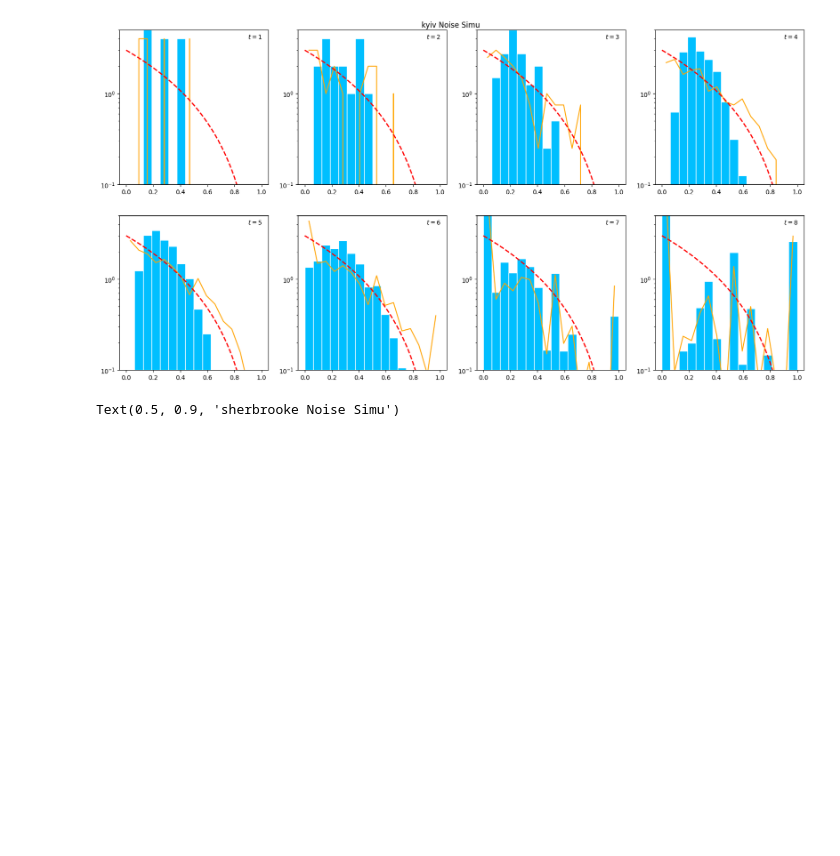
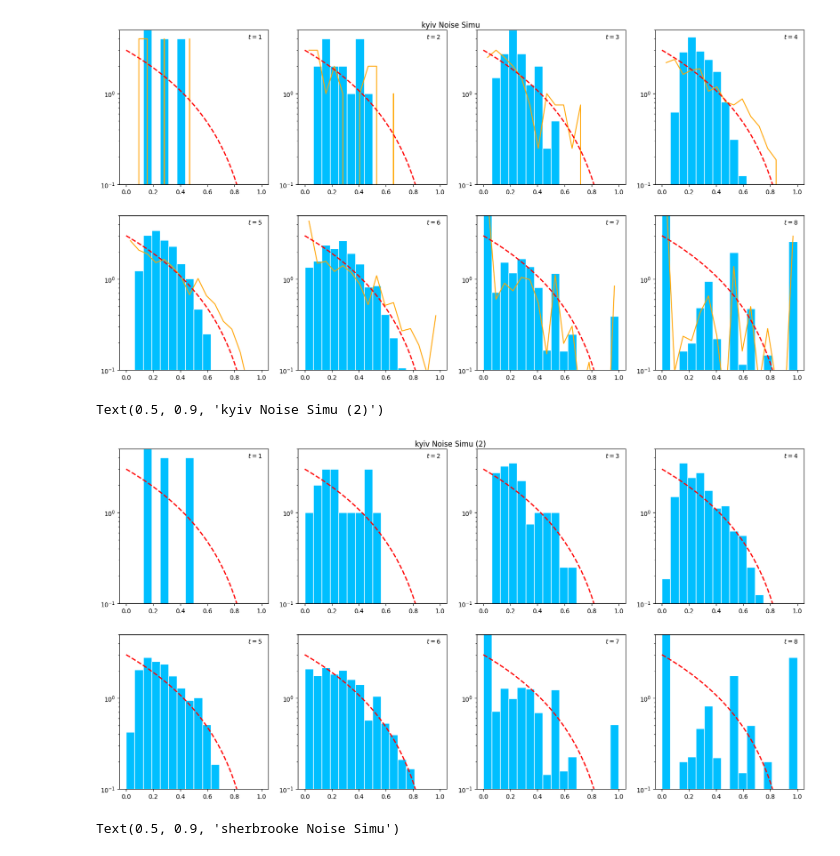
Before and after one commit to bzGit06/HaarQML, a Jupyter notebook: HDT_PoP_qiskit.ipynb, the cells around one changed output. Drawn from its saved outputs; the diff is of its cells as text; code cells hidden in the pictures; blank space fills up the shorter version.

```diff
--- a/HDT_PoP_qiskit.ipynb
+++ b/HDT_PoP_qiskit.ipynb
@@ -323,6 +347,30 @@ fig.suptitle(f'{backend_name} Noise Simu', y=0.9)
 # %% [output]
 Text(0.5, 0.9, 'kyiv Noise Simu')
 [figure]
+# %%
+backend_name = 'kyiv'
+n_depth = 5
+n_bath = 2
+n_shot = 1e5
+
+condP = []
+for t in range(1, 9):
+    each = np.load(f'data/experiment/PoP/{backend_name}Simu/condP_Nb{n_bath}L{n_depth}T{t}_s1e5_{backend_name}Simu2.npy')
+    condP.append(each)
+
+fig, axs = plt.subplots(2, 4, figsize=(20, 10))
+qs = np.linspace(0, 100, 51)/100
+for i in range(8):
+    axs[i//4, i%4].hist(condP[i], bins=np.linspace(0, 1, 17), density=True, color='deepskyblue', edgecolor='white',
+                label=fr'$t={i+1}$')
+    axs[i//4, i%4].plot(qs, (2**2 - 1)*(1-qs)**(2**2-2), '--', lw=2, color='r')
+    axs[i//4, i%4].set_yscale('log')
+    axs[i//4, i%4].set_ylim(0.1, 5)
+    axs[i//4, i%4].text(0.9, 4, fr'$t={i+1}$')
+fig.suptitle(f'{backend_name} Noise Simu (2)', y=0.9)
+# %% [output]
+Text(0.5, 0.9, 'kyiv Noise Simu (2)')
+[figure, added]
 # %%
 backend_name = 'sherbrooke'
 n_depth = 5
```
Also changed, not shown: parts of 4 cells of this notebook.
